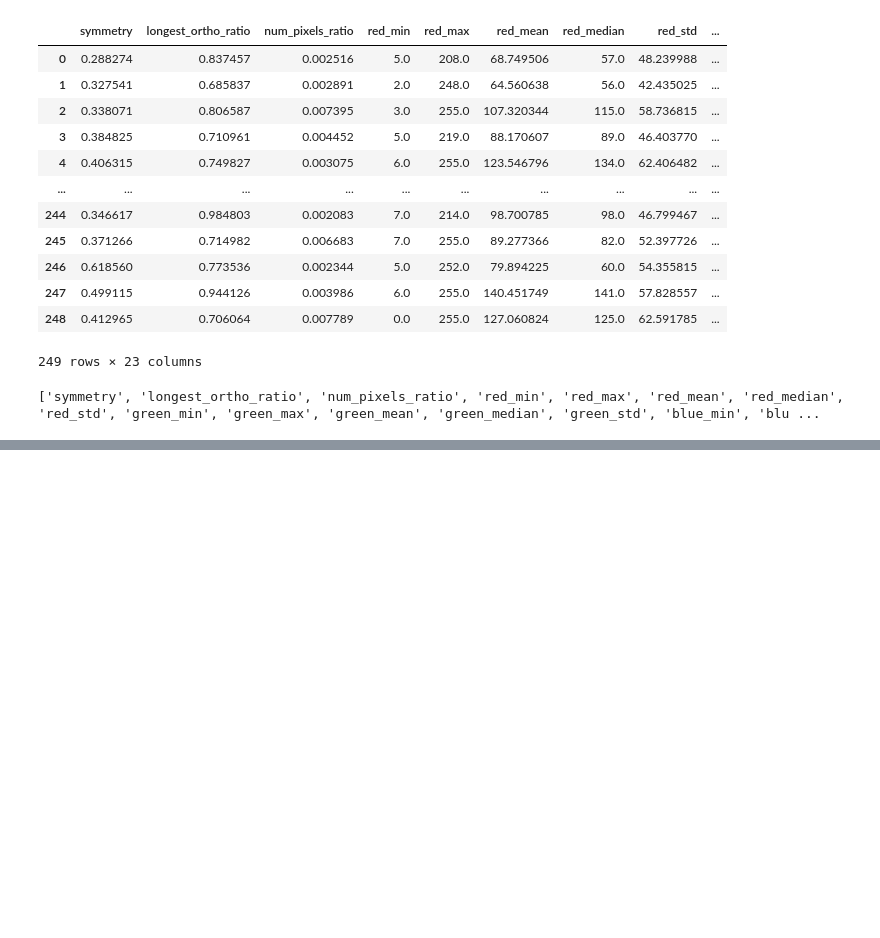
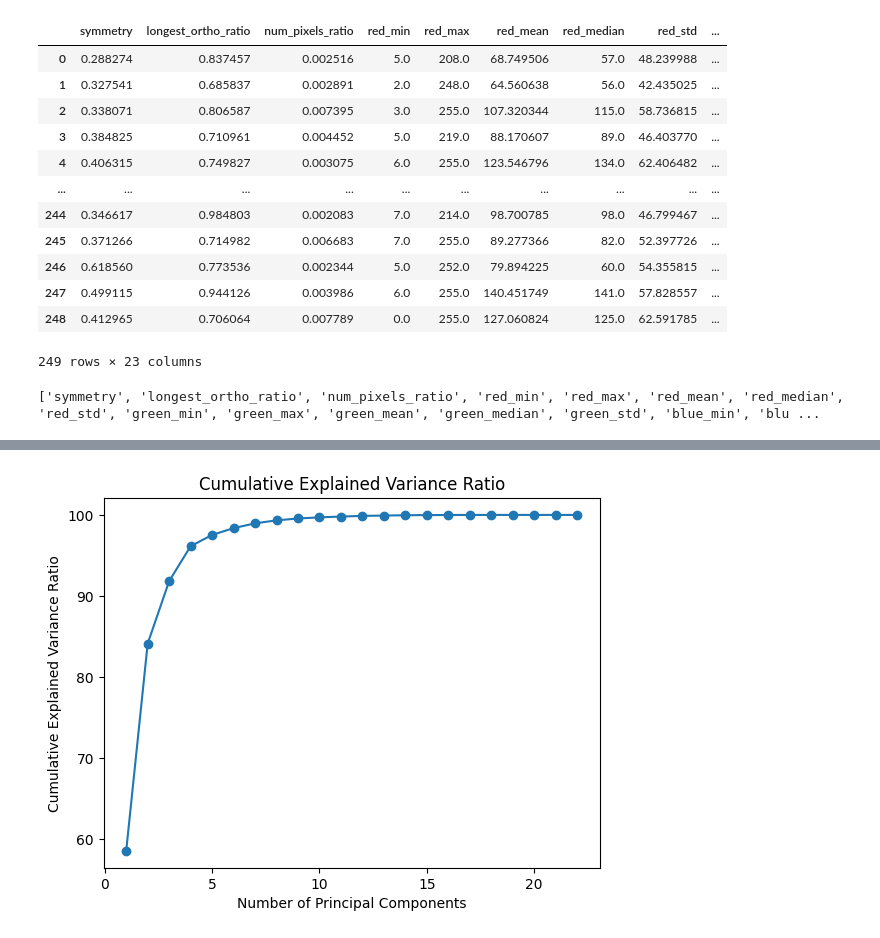
Before and after one commit to Romain-Chevrollier/Data_Project, a Jupyter notebook: code/Data_visualization.ipynb, the cells around one changed output, grey strips where cells are left out. Drawn from its saved outputs; the diff is of its cells as text; code cells hidden in the pictures; blank space fills up the shorter version.

```diff
--- a/code/Data_visualization.ipynb
+++ b/code/Data_visualization.ipynb
@@ -168,0 +154,23 @@ IndexError: only integers, slices (`:`), ellipsis (`...`), numpy.newaxis (`None`
+# %%
+# Calculate the cumulative explained variance ratio
+cumulative_variance_ratio = np.cumsum(explained_variances)
+
+# Create the scatter plot
+plt.scatter(range(1, len(cumulative_variance_ratio) + 1), cumulative_variance_ratio)
+
+# Add a line to link each point
+plt.plot(range(1, len(cumulative_variance_ratio) + 1), cumulative_variance_ratio)
+
+# Set the x-axis label
+plt.xlabel('Number of Principal Components')
+
+# Set the y-axis label
+plt.ylabel('Cumulative Explained Variance Ratio')
+
+# Set the title
+plt.title('Cumulative Explained Variance Ratio')
+
+# Show the plot
+plt.show()
+# %% [output]
+[figure, added]
```
Also changed, not shown: parts of 15 cells of this notebook, 1 other file.
